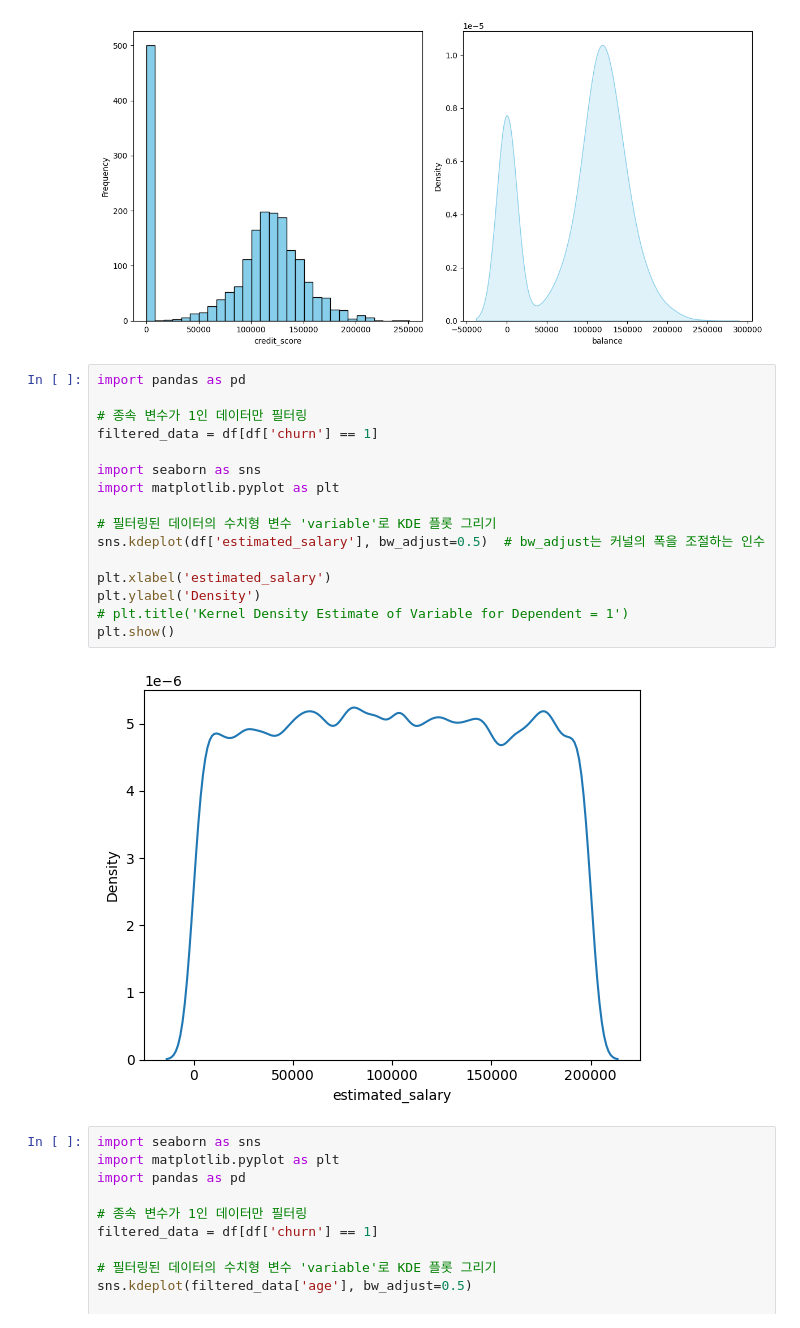
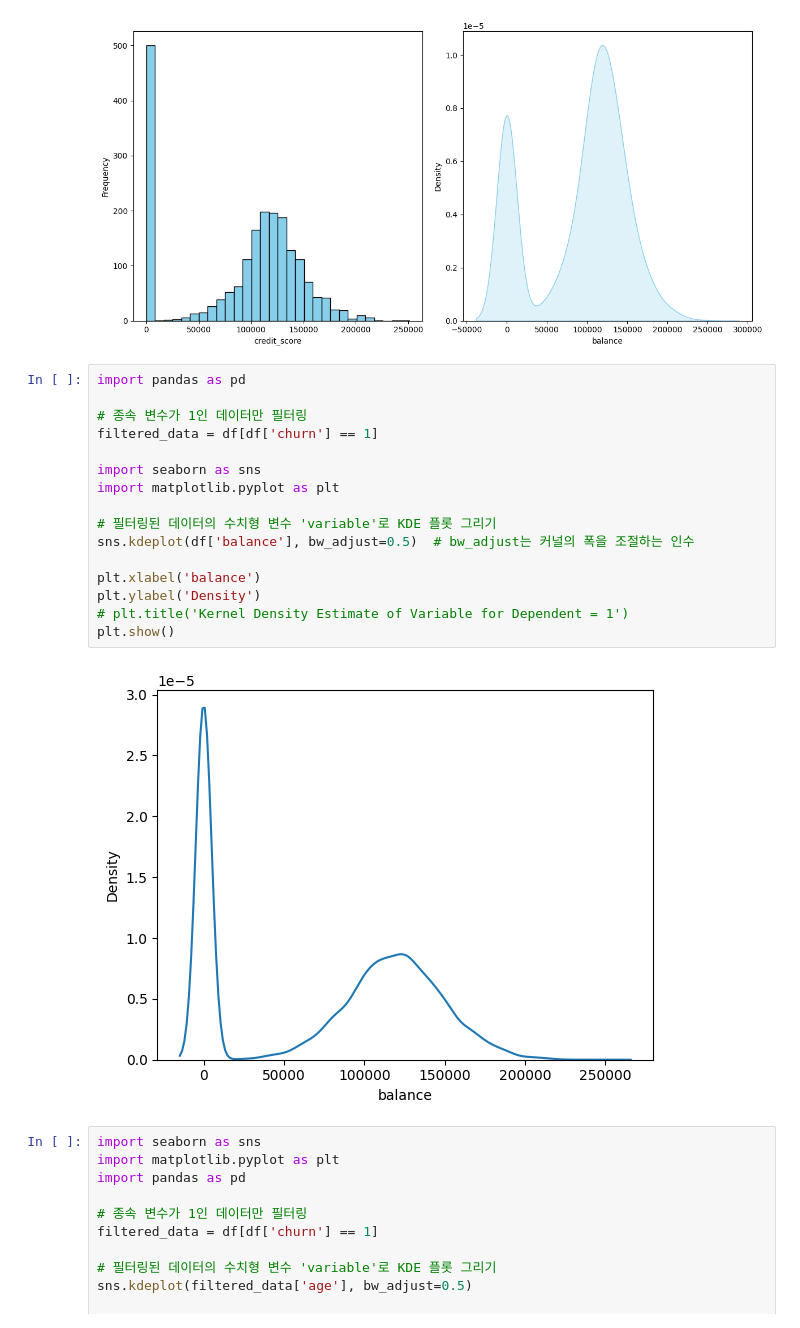
Before and after one commit to coconutkim/project_churn, a Jupyter notebook: df_exceptid.ipynb, the cells around one changed output. Saved outputs shown, nothing was run; the diff lists cells and outputs as text.

```diff
--- a/df_exceptid.ipynb
+++ b/df_exceptid.ipynb
@@ -872,21 +873,21 @@ plt.show()
 # %%
 import pandas as pd
 
 # 종속 변수가 1인 데이터만 필터링
 filtered_data = df[df['churn'] == 1]
 
 import seaborn as sns
 import matplotlib.pyplot as plt
 
 # 필터링된 데이터의 수치형 변수 'variable'로 KDE 플롯 그리기
-sns.kdeplot(df['estimated_salary'], bw_adjust=0.5)  # bw_adjust는 커널의 폭을 조절하는 인수
+sns.kdeplot(df['balance'], bw_adjust=0.5)  # bw_adjust는 커널의 폭을 조절하는 인수
 
-plt.xlabel('estimated_salary')
+plt.xlabel('balance')
 plt.ylabel('Density')
 # plt.title('Kernel Density Estimate of Variable for Dependent = 1')
 plt.show()
 # %% [output]
-[figure, old version]
+[figure, new version]
 # %%
 import seaborn as sns
 import matplotlib.pyplot as plt
```
Also changed, not shown: parts of 1 cell of this notebook, 1 other file.
